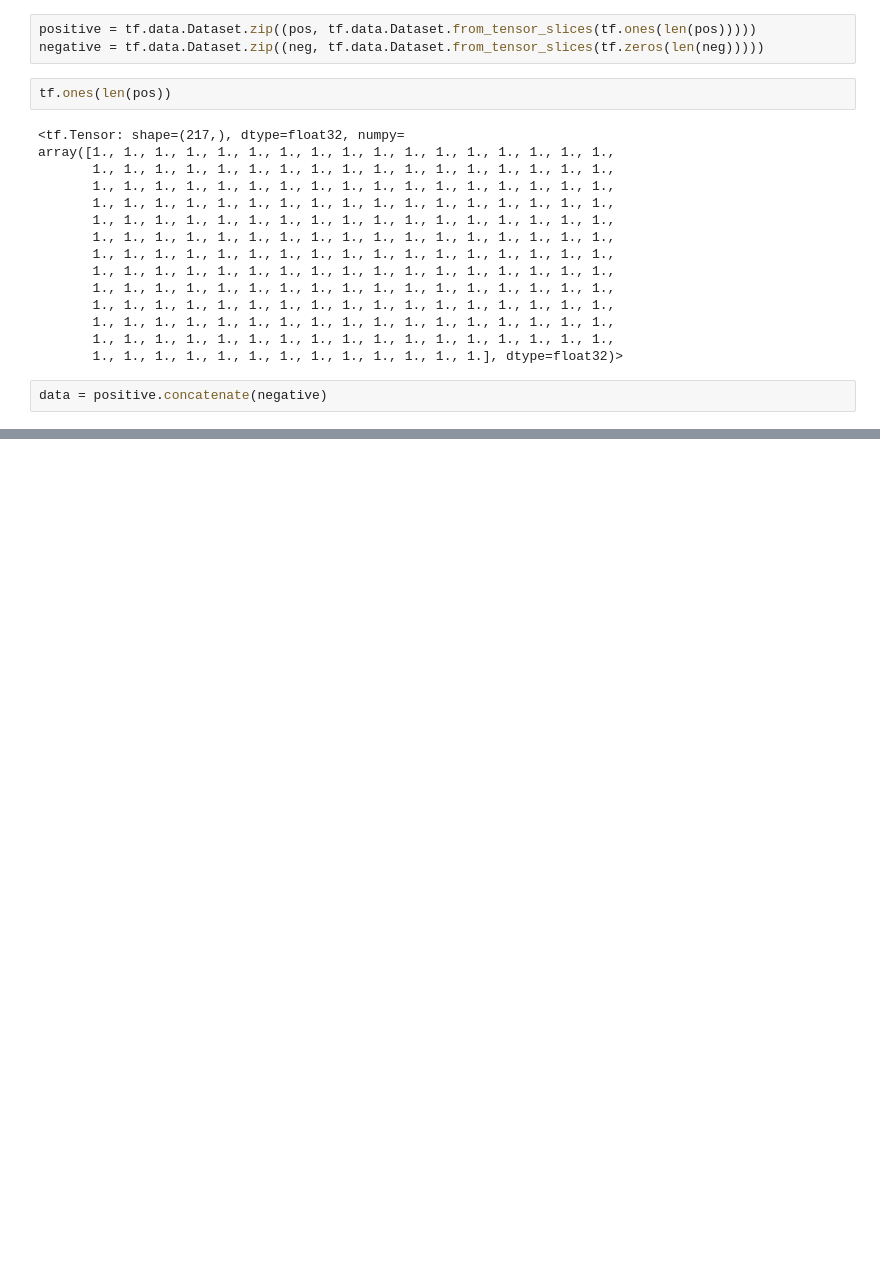
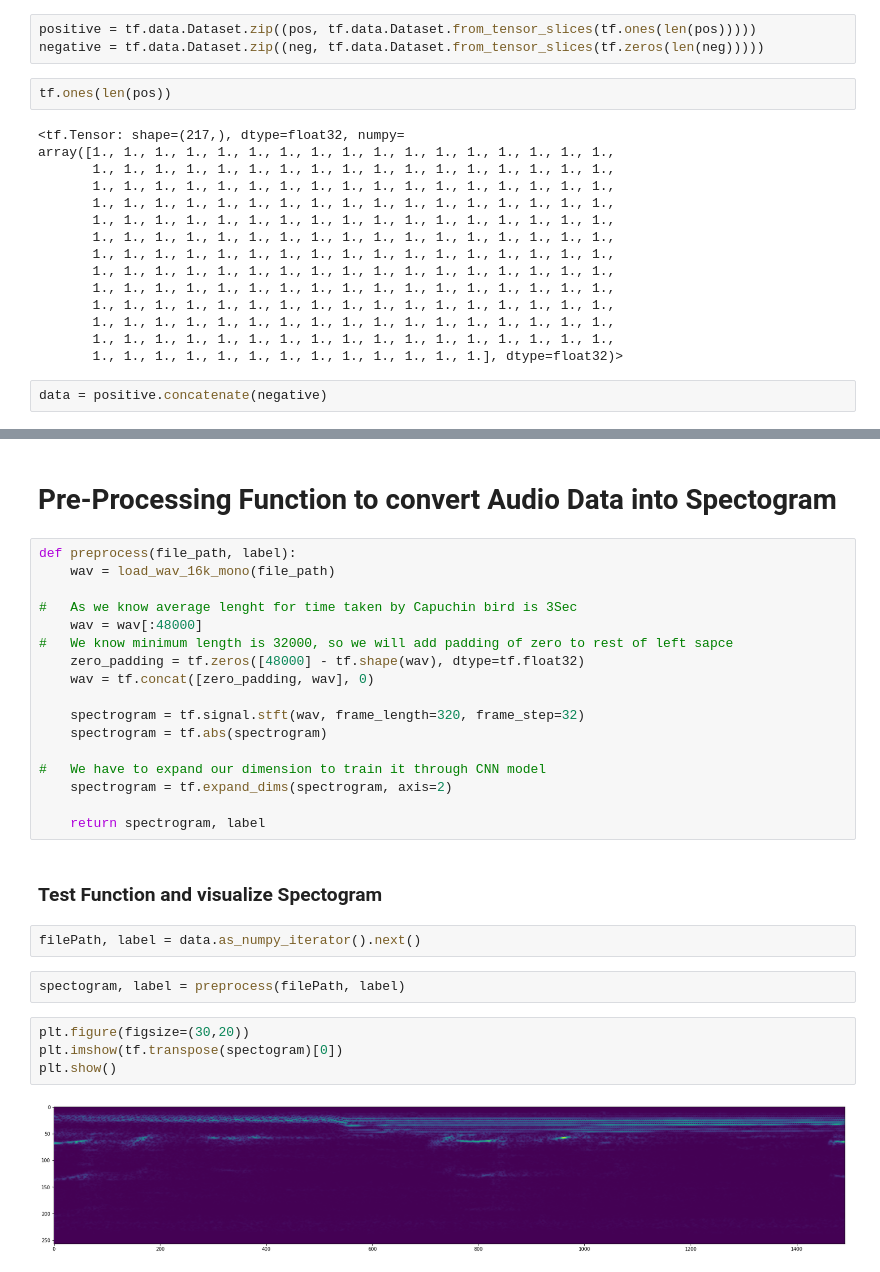
Before and after one commit to rohan-singh987/BirdCallClasifier, a Jupyter notebook: birdsCallClassifier.ipynb, the cells around one changed output, grey strips where cells are left out. Cells and saved outputs as stored; diff of their text form; blank space fills up the shorter version.

Commit message:
Preprocess Function to Transform AudioData into Spectrogram

```diff
--- a/birdsCallClassifier.ipynb
+++ b/birdsCallClassifier.ipynb
@@ -81,0 +131,31 @@ data = positive.concatenate(negative)
+# %% [markdown]
+# Pre-Processing Function to convert Audio Data into Spectogram
+# %%
+def preprocess(file_path, label):
+    wav = load_wav_16k_mono(file_path)
+
+#   As we know average lenght for time taken by Capuchin bird is 3Sec
+    wav = wav[:48000]
+#   We know minimum length is 32000, so we will add padding of zero to rest of left sapce
+    zero_padding = tf.zeros([48000] - tf.shape(wav), dtype=tf.float32)
+    wav = tf.concat([zero_padding, wav], 0)
+
+    spectrogram = tf.signal.stft(wav, frame_length=320, frame_step=32)
+    spectrogram = tf.abs(spectrogram)
+
+#   We have to expand our dimension to train it through CNN model
+    spectrogram = tf.expand_dims(spectrogram, axis=2)
+
+    return spectrogram, label
+# %% [markdown]
+### Test Function and visualize Spectogram
+# %%
+filePath, label = data.as_numpy_iterator().next()
+# %%
+spectogram, label = preprocess(filePath, label)
+# %%
+plt.figure(figsize=(30,20))
+plt.imshow(tf.transpose(spectogram)[0])
+plt.show()
+# %% [output]
+[figure, added]
```
Also changed, not shown: parts of 13 cells of this notebook.
